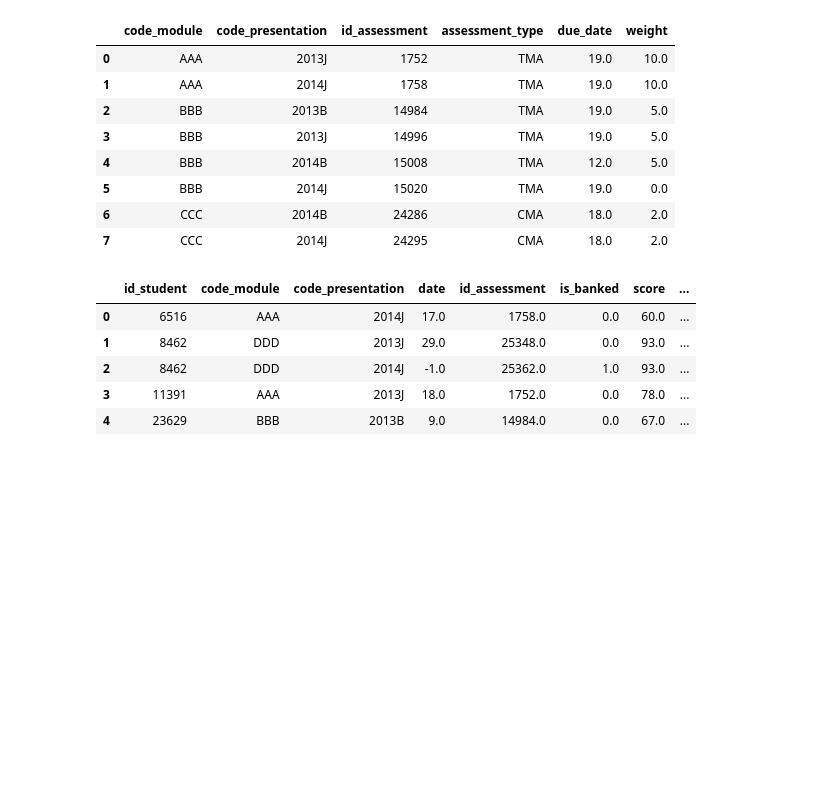
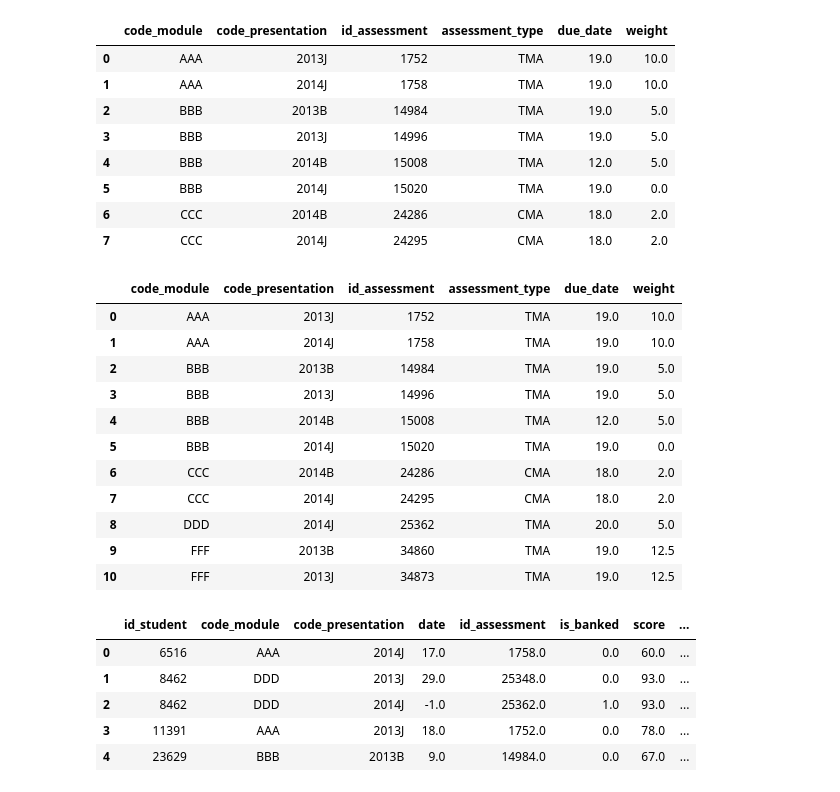
Before and after one commit to Erdos-Projects/fall-2025-risk-factors-in-online-courses, a Jupyter notebook: data_pre_to_week3.ipynb, the cells around one changed output. Cells and saved outputs as stored; diff of their text form; code cells hidden in the pictures; blank space fills up the shorter version.

Commit message:
Update data_pre_to_week3.ipynb
Added code to expand dataset with a few additional presentations

```diff
--- a/data_pre_to_week3.ipynb
+++ b/data_pre_to_week3.ipynb
@@ -154,6 +154,32 @@ modules_to_keep
 | 5 | BBB | 2014J | 15020 | TMA | 19.0 | 0.0 |
 | 6 | CCC | 2014B | 24286 | CMA | 18.0 | 2.0 |
 | 7 | CCC | 2014J | 24295 | CMA | 18.0 | 2.0 |
+# %%
+# Determine which module-presentations have a first assessment in the first 3 weeks (<21 days)
+idx = (
+    first_assessment
+    .groupby(['code_module', 'code_presentation'])['due_date']
+    .max()                     # find the max due_date per module-presentation
+    .loc[lambda x: x < 21]     # keep only those < 21 days
+    .index
+)
+
+presentations_to_keep = first_assessment.set_index(['code_module', 'code_presentation']).loc[idx].reset_index()
+
+presentations_to_keep
+# %% [output]
+|  | code_module | code_presentation | id_assessment | assessment_type | due_date | weight |
+| 0 | AAA | 2013J | 1752 | TMA | 19.0 | 10.0 |
+| 1 | AAA | 2014J | 1758 | TMA | 19.0 | 10.0 |
+| 2 | BBB | 2013B | 14984 | TMA | 19.0 | 5.0 |
+| 3 | BBB | 2013J | 14996 | TMA | 19.0 | 5.0 |
+| 4 | BBB | 2014B | 15008 | TMA | 12.0 | 5.0 |
+| 5 | BBB | 2014J | 15020 | TMA | 19.0 | 0.0 |
+| 6 | CCC | 2014B | 24286 | CMA | 18.0 | 2.0 |
+| 7 | CCC | 2014J | 24295 | CMA | 18.0 | 2.0 |
+| 8 | DDD | 2014J | 25362 | TMA | 20.0 | 5.0 |
+| 9 | FFF | 2013B | 34860 | TMA | 19.0 | 12.5 |
+| 10 | FFF | 2013J | 34873 | TMA | 19.0 | 12.5 |
 # %%
 # Only keep first assessment rows for each student
 df_first_assessment = df_assessment.merge(
```
Also changed, not shown: parts of 4 cells of this notebook.
